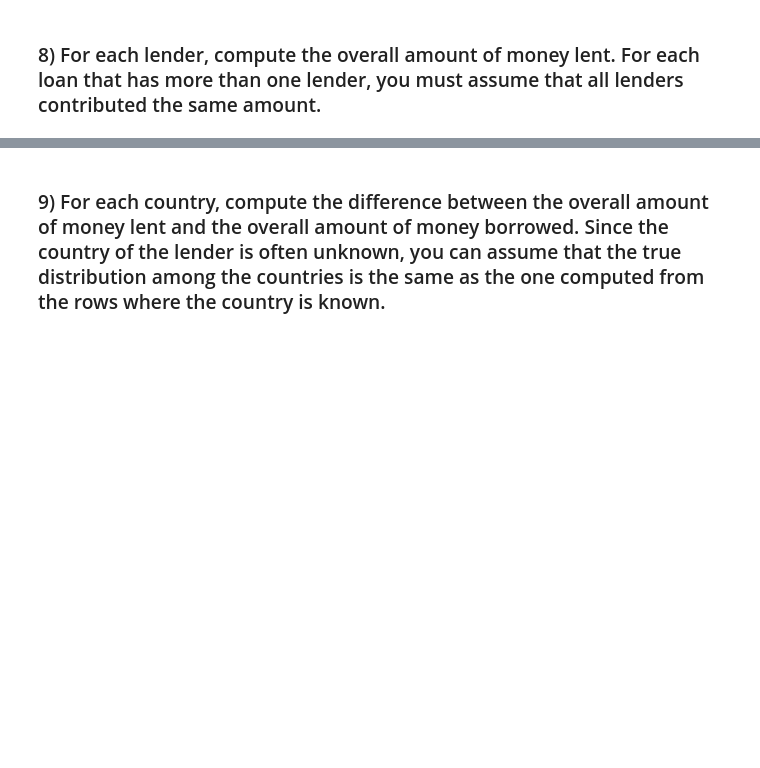
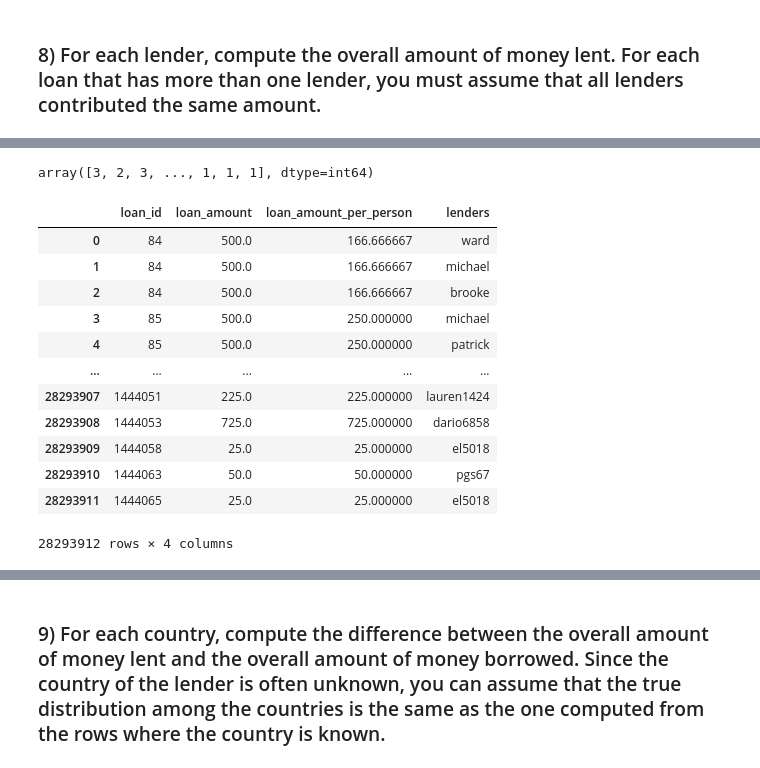
Before and after one commit to mliccia/FoCS, a Jupyter notebook: FoCS_799368.ipynb, the cells around one changed output, grey strips where cells are left out. Cells and saved outputs as stored; diff of their text form; code cells hidden in the pictures; blank space fills up the shorter version.

```diff
--- a/FoCS_799368.ipynb
+++ b/FoCS_799368.ipynb
@@ -373,0 +371,14 @@ borrowed_perc_y.to_csv('C:/Users/matal/Desktop/borrowed_perc_y.csv', index=False
+# %%
+## Si eliminano le informazioni non utili alla risposta della domanda per evitare processing dei dati troppo onerosi
+
+df_tmp = loans.drop(['loan_name', 'original_language', 'description',
+       'description_translated', 'funded_amount', 'status',
+       'activity_name', 'sector_name', 'loan_use', 'country_code',
+       'country_name', 'town_name', 'currency_policy',
+       'currency_exchange_coverage_rate', 'currency', 'partner_id',
+       'posted_time', 'planned_expiration_time', 'disburse_time',
+       'raised_time', 'lender_term', 'num_lenders_total',
+       'num_journal_entries', 'num_bulk_entries', 'tags', 'borrower_genders',
+       'borrower_pictured', 'repayment_interval', 'distribution_model',
+       'duration'], axis=1)
+df_tmp.head()
@@ -373,0 +392,7 @@ borrowed_perc_y.to_csv('C:/Users/matal/Desktop/borrowed_perc_y.csv', index=False
+# %%
+## Ordinamento crescente per loan_id ed inserimento di una riga per partecipante
+
+df_tmp = df_tmp.merge(loans_lenders, on='loan_id')
+df_tmp.sort_values(by='loan_id', inplace=True)
+df_tmp.drop('lenders', axis=1, inplace=True)
+df_tmp.head()
@@ -373,0 +406,29 @@ borrowed_perc_y.to_csv('C:/Users/matal/Desktop/borrowed_perc_y.csv', index=False
+# %%
+## Calcolo numero finanziatori per ciascun finanziamento
+
+df_app = df_tmp.loan_id.value_counts(sort=False)
+df_app.sort_index(inplace=True)
+df_tmp.drop_duplicates(subset='loan_id', inplace=True)
+df_app.values
+# %% [output]
+array([3, 2, 3, ..., 1, 1, 1], dtype=int64)
+# %%
+## Calcolo cifre versate per finanziamento per persona
+
+df_tmp['loan_amount_per_person'] = df_tmp.loan_amount / df_app.values
+df_tmp = df_tmp.merge(loans_lenders, on='loan_id')
+df_tmp
+# %% [output]
+|  | loan_id | loan_amount | loan_amount_per_person | lenders |
+| 0 | 84 | 500.0 | 166.666667 | ward |
+| 1 | 84 | 500.0 | 166.666667 | michael |
+| 2 | 84 | 500.0 | 166.666667 | brooke |
+| 3 | 85 | 500.0 | 250.000000 | michael |
+| 4 | 85 | 500.0 | 250.000000 | patrick |
+| ... | ... | ... | ... | ... |
+| 28293907 | 1444051 | 225.0 | 225.000000 | lauren1424 |
+| 28293908 | 1444053 | 725.0 | 725.000000 | dario6858 |
+| 28293909 | 1444058 | 25.0 | 25.000000 | el5018 |
+| 28293910 | 1444063 | 50.0 | 50.000000 | pgs67 |
+| 28293911 | 1444065 | 25.0 | 25.000000 | el5018 |
+28293912 rows × 4 columns
```
Also changed, not shown: parts of 17 cells of this notebook.
